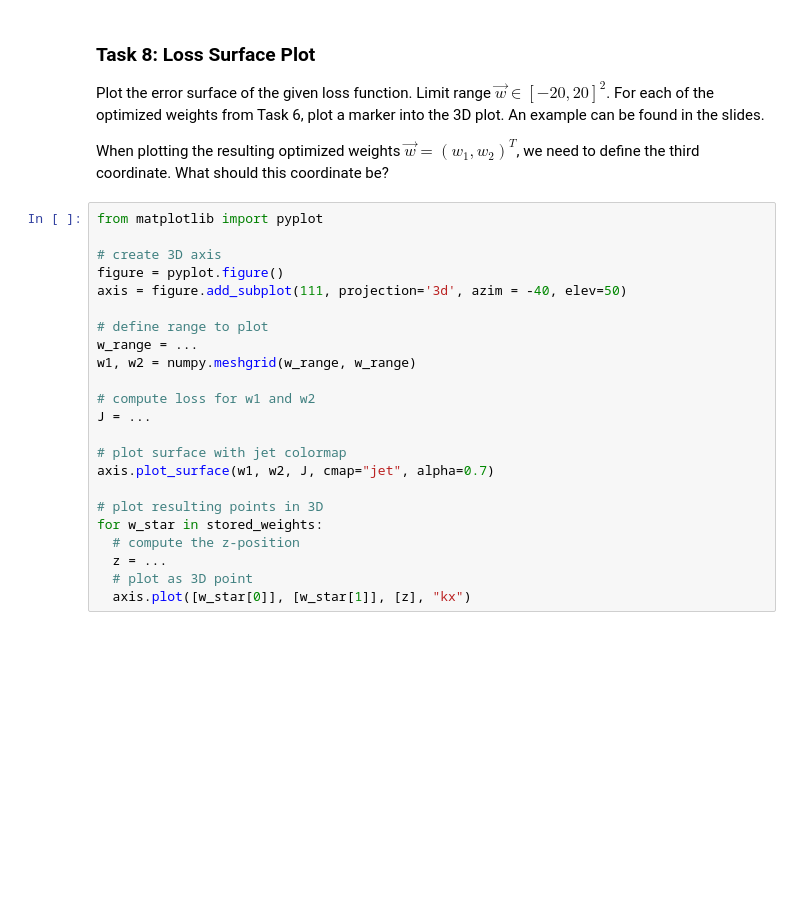
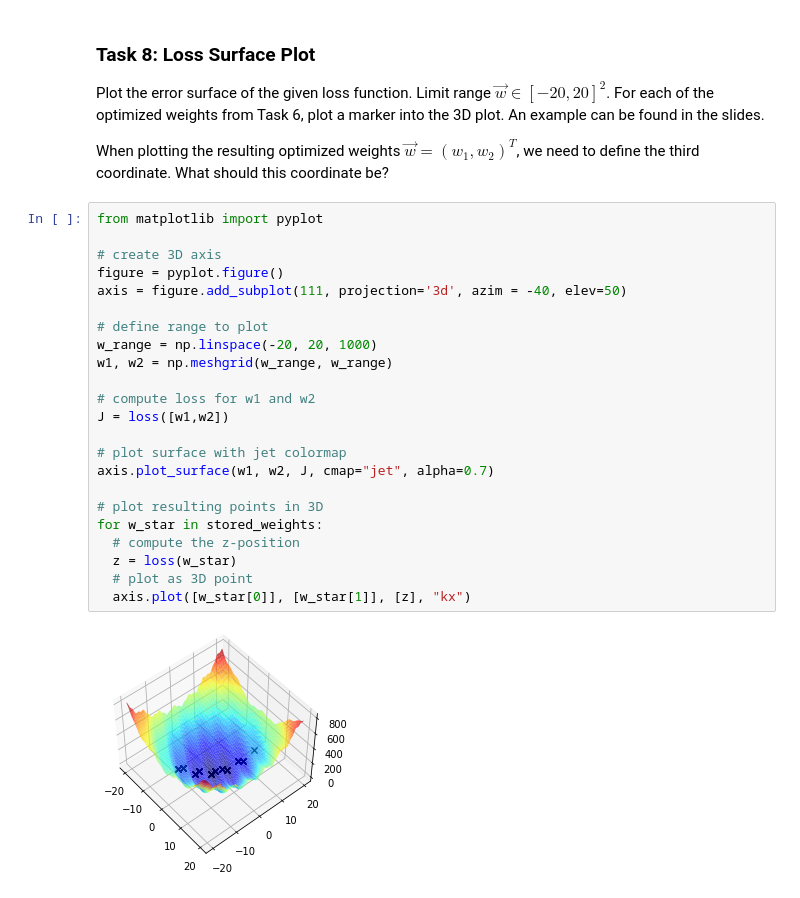
Before and after one commit to gparri610/Deep-Learning-FS24, a Jupyter notebook: DL-Assignment02.ipynb, the cells around one changed output. Cells and saved outputs as stored; diff of their text form; blank space fills up the shorter version.

```diff
--- a/DL-Assignment02.ipynb
+++ b/DL-Assignment02.ipynb
@@ -173,23 +177,25 @@ When plotting the resulting optimized weights $\vec w=(w_1, w_2)^T$, we need to
 # %%
 from matplotlib import pyplot
 
 # create 3D axis
 figure = pyplot.figure()
 axis = figure.add_subplot(111, projection='3d', azim = -40, elev=50)
 
 # define range to plot
-w_range = ...
-w1, w2 = numpy.meshgrid(w_range, w_range)
+w_range = np.linspace(-20, 20, 1000)
+w1, w2 = np.meshgrid(w_range, w_range)
 
 # compute loss for w1 and w2
-J = ...
+J = loss([w1,w2])
 
 # plot surface with jet colormap
 axis.plot_surface(w1, w2, J, cmap="jet", alpha=0.7)
 
 # plot resulting points in 3D
 for w_star in stored_weights:
   # compute the z-position
-  z = ...
+  z = loss(w_star)
   # plot as 3D point
   axis.plot([w_star[0]], [w_star[1]], [z], "kx")
+# %% [output]
+[figure, added]
```
Also changed, not shown: parts of 2 cells of this notebook.
